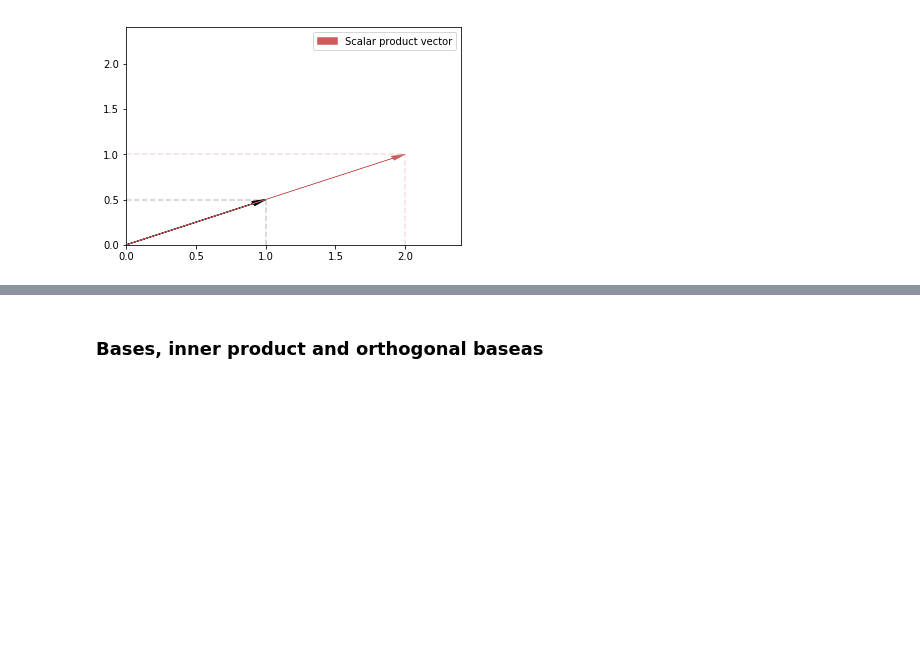
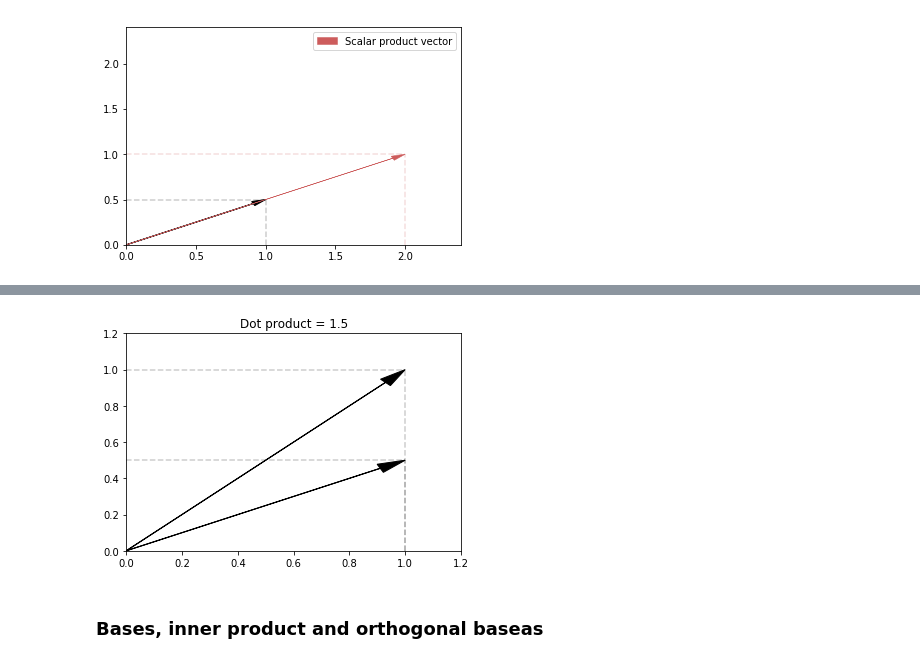
Before and after one commit to koulakis/interactive-math-for-data-science, a Jupyter notebook: linear_algebra.ipynb, the cells around one changed output, grey strips where cells are left out. Cells and saved outputs as stored; diff of their text form; code cells hidden in the pictures; blank space fills up the shorter version.

Commit message:
Dot product.

```diff
--- a/linear_algebra.ipynb
+++ b/linear_algebra.ipynb
@@ -101,3 +107,19 @@ plt.show()
+# %%
+# Dot product of two vectors
+vector_1 = np.array([1, 0.5])
+vector_2 = np.array([1, 1])
+
+dot_product = (vector_1 * vector_2).sum()
+# or using numpy's built-in functions:
+# dot_product_vector = np.dot(vector_1 * vector_2)
+
+# Plot vectors
+plt.title('Dot product = {}'.format(dot_product))
+plot_2D_vector(vector_1)
+plot_2D_vector(vector_2)
+plt.show()
+# %% [output]
+[figure, added]
 # %% [markdown]
 ### Bases, inner product and orthogonal baseas
 # %% [markdown]
```
Also changed, not shown: parts of 3 cells of this notebook.
